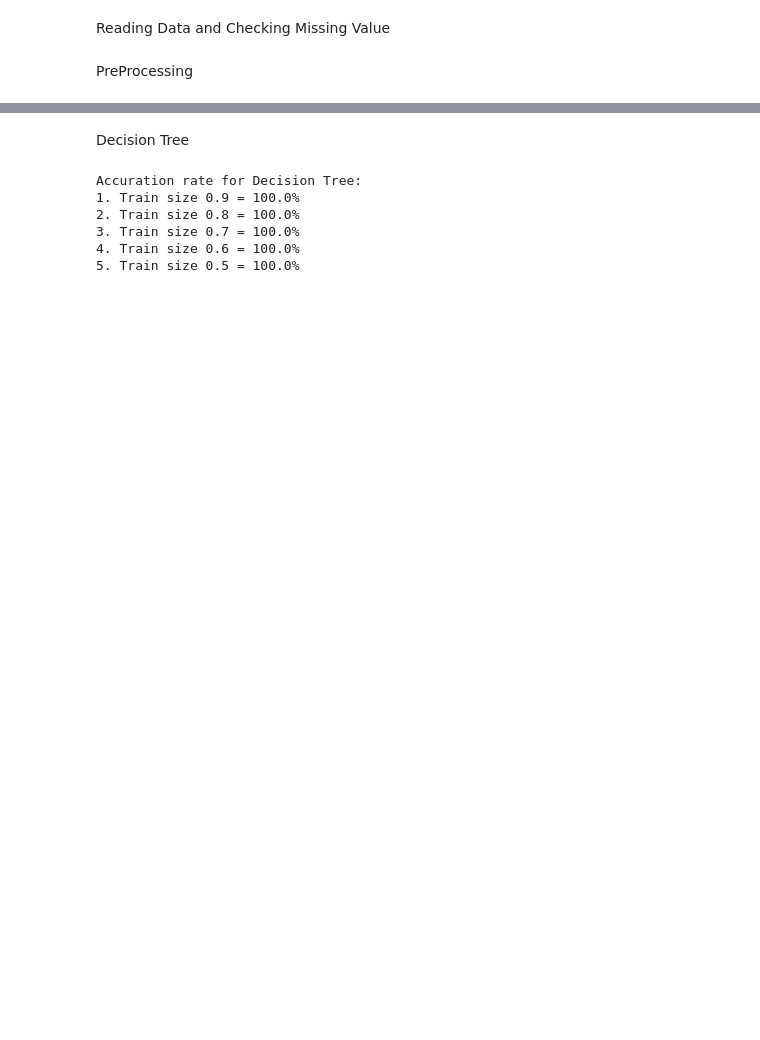
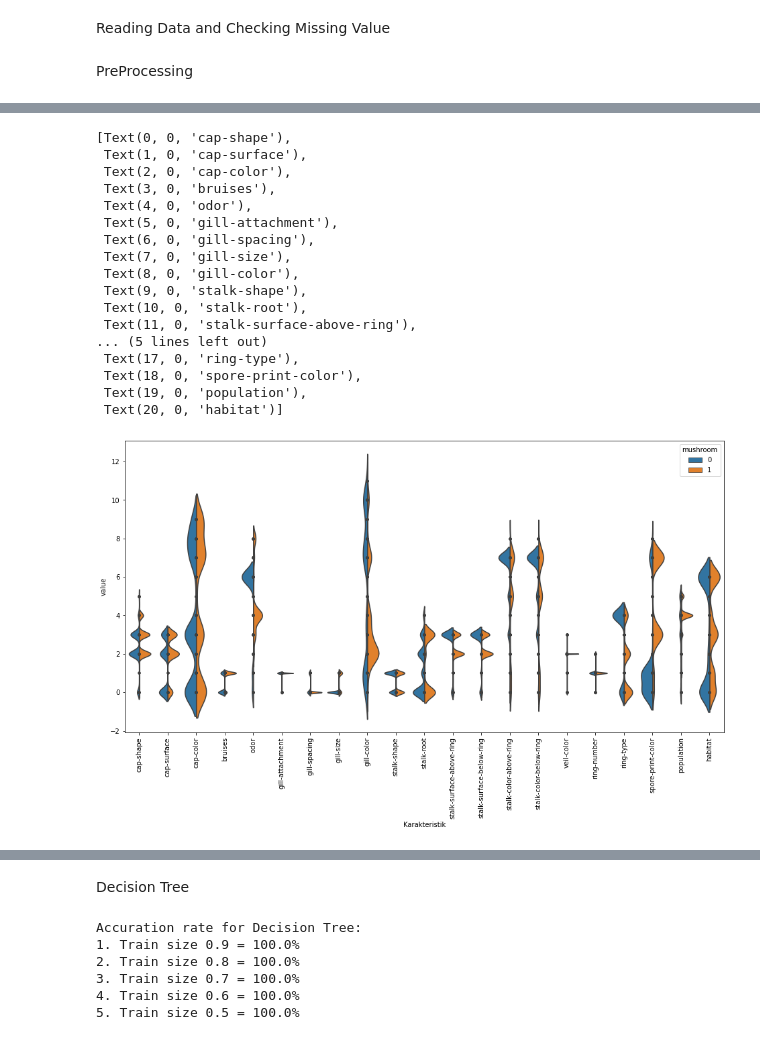
Before and after one commit to wahyudhiasatwika/Mushroom-Dataset-using-Decision-Tree, a Jupyter notebook: DT_Mushroom.ipynb, the cells around one changed output, grey strips where cells are left out. Drawn from its saved outputs; the diff is of its cells as text; code cells hidden in the pictures; blank space fills up the shorter version.

```diff
--- a/DT_Mushroom.ipynb
+++ b/DT_Mushroom.ipynb
@@ -56,0 +97,8 @@ dtype: int64
+# %%
+i = 1
+for column in data.columns:
+    occur = data.groupby([column]).size()
+    display(occur)
+    print(i)
+    i+=1
+#Untuk menampilkan data yang muncul pada tiap kolom. Sangat berguna apabila ingin mencari tahu record-record sebelum di encoding
@@ -57,9 +158,38 @@ dtype: int64
 # %%
-data = data.values
-X = data[:, 1:-1]
-y = data[:, -1]
+# data = data.values
+# X = data[:, 1:-1]
+# y = data[:, -1]
 
-le = LabelEncoder()
+# le = LabelEncoder()
 
-for i in range(0, 20):
-    data[:, i] = le.fit_transform(data[:, i])
+# for i in range(0, 21):
+#     data[:, i] = le.fit_transform(data[:, i])
+
+labelencoder=LabelEncoder()
+for column in data.columns:
+    data[column] = labelencoder.fit_transform(data[column])
+# %%
+data_div = pd.melt(data, "mushroom", var_name="Karakteristik")
+fig, ax = plt.subplots(figsize=(16,8))
+p = sns.violinplot(ax = ax, x="Karakteristik", y="value", hue="mushroom", split = True, data=data_div, inner = 'point', palette = 'tab10')
+data_no_mushroom = data.drop(["mushroom"],axis = 1)
+p.set_xticklabels(rotation = 90, labels = list(data_no_mushroom.columns))
+# %% [output]
+[Text(0, 0, 'cap-shape'),
+ Text(1, 0, 'cap-surface'),
+ Text(2, 0, 'cap-color'),
+ Text(3, 0, 'bruises'),
+ Text(4, 0, 'odor'),
+ Text(5, 0, 'gill-attachment'),
+ Text(6, 0, 'gill-spacing'),
+ Text(7, 0, 'gill-size'),
+ Text(8, 0, 'gill-color'),
+ Text(9, 0, 'stalk-shape'),
+ Text(10, 0, 'stalk-root'),
+ Text(11, 0, 'stalk-surface-above-ring'),
+... (5 lines left out)
+ Text(17, 0, 'ring-type'),
+ Text(18, 0, 'spore-print-color'),
+ Text(19, 0, 'population'),
+ Text(20, 0, 'habitat')]
+[figure, added]
```
Also changed, not shown: parts of 9 cells of this notebook, 1 other file.
